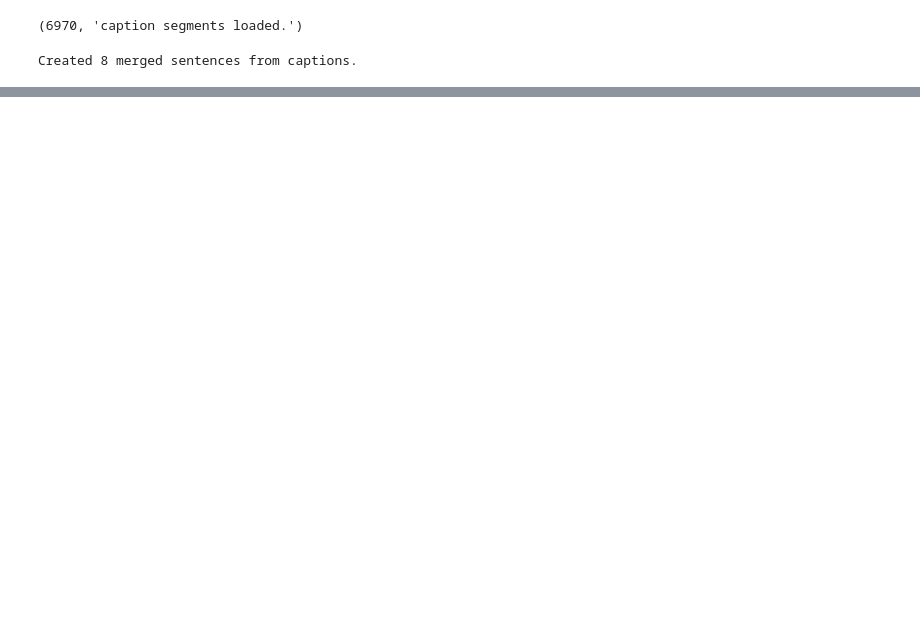
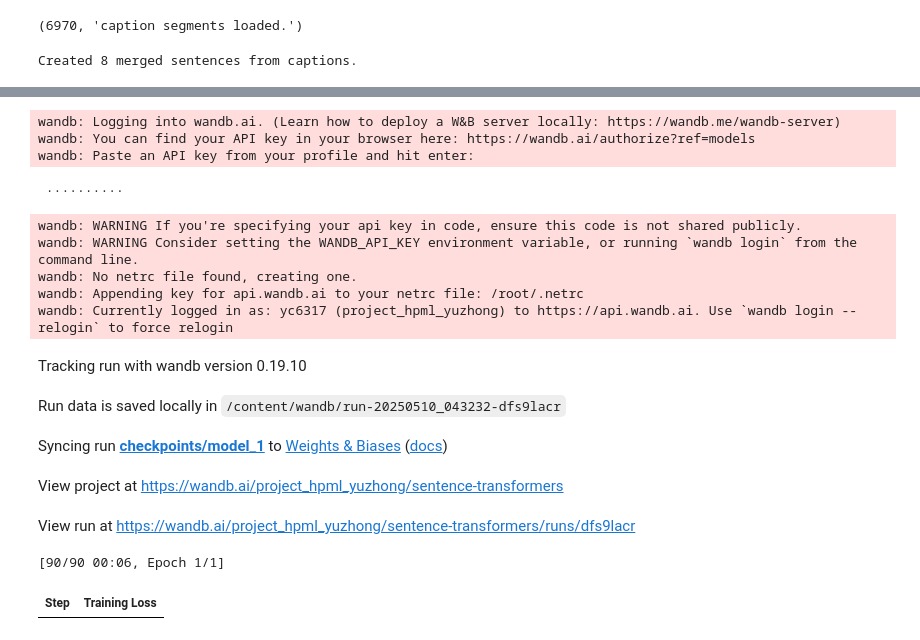
Before and after one commit to yuzhongchen/assignment, a Jupyter notebook: project/assignment-4.ipynb, the cells around one changed output, grey strips where cells are left out. Cells and saved outputs as stored; diff of their text form; code cells hidden in the pictures; blank space fills up the shorter version.

```diff
--- a/project/assignment-4.ipynb
+++ b/project/assignment-4.ipynb
@@ -103,13 +89,20 @@ print(f"Created {len(sentences)} merged sentences from captions.")
 # %% [output]
 Created 8 merged sentences from captions.
 # %%
-! pip install -U 'accelerate==0.21.0'
-! pip install -U transformers
+# !pip install accelerate>=0.21.0
+# !pip install -U transformers
+# !pip install peft==0.3.0
+# !pip install datasets
+# !pip install "sentence-transformers[train]"
+!pip install accelerate --upgrade
+!pip install peft --upgrade
+!pip install transformers --upgrade
 from itertools import groupby
-from sentence_transformers import SentenceTransformer, InputExample, losses
 from torch.utils.data import DataLoader
 import spacy
 import random
+# Import the datasets library and the Dataset class
+# !pip install --upgrade sentence-transformers datasets
 
 nlp = spacy.blank("en")
 nlp.add_pipe("sentencizer")
@@ -143,20 +136,24 @@ for vid, group in groupby(processed, key=lambda x: x['video_id']):
         s1, s2 = grp[i]['sentence'], grp[i+1]['sentence']
         if not s1 or not s2:
             continue
+        # import here, where InputExample is used
+        from sentence_transformers import InputExample
         train_examples.append(InputExample(texts=[s1, s2]))
 
 # 4. Shuffle, batch, and fine‐tune
 random.shuffle(train_examples)
 train_dataloader = DataLoader(train_examples, shuffle=True, batch_size=16)
 
+# import here, where SentenceTransformer is used
+from sentence_transformers import SentenceTransformer, losses
 model = SentenceTransformer('all-MiniLM-L6-v2')
 train_loss = losses.MultipleNegativesRankingLoss(model=model)
-# model.fit(
-#     train_objectives=[(train_dataloader, train_loss)],
-#     epochs=1,
-#     warmup_steps=100
-# )
+model.fit(
+    train_objectives=[(train_dataloader, train_loss)],
+    epochs=1,
+    warmup_steps=100
+)
 
-# # 5. Save your fine‐tuned model
-# model.save("fine_tuned_minilm")
+# 5. Save your fine‐tuned model
+model.save("fine_tuned_minilm")
 # %% [output]
@@ -180 +178,17 @@ Requirement already satisfied: certifi>=2017.4.17 in /Users/chenyuzhong/minicond
+wandb: Logging into wandb.ai. (Learn how to deploy a W&B server locally: https://wandb.me/wandb-server)
+wandb: You can find your API key in your browser here: https://wandb.ai/authorize?ref=models
+wandb: Paste an API key from your profile and hit enter:
+ ··········
+wandb: WARNING If you're specifying your api key in code, ensure this code is not shared publicly.
+wandb: WARNING Consider setting the WANDB_API_KEY environment variable, or running `wandb login` from the command line.
+wandb: No netrc file found, creating one.
+wandb: Appending key for api.wandb.ai to your netrc file: /root/.netrc
+wandb: Currently logged in as: yc6317 (project_hpml_yuzhong) to https://api.wandb.ai. Use `wandb login --relogin` to force relogin
+Tracking run with wandb version 0.19.10
+Run data is saved locally in /content/wandb/run-20250510_043232-dfs9lacr
+Syncing run checkpoints/model_1 to Weights & Biases (docs)
+View project at https://wandb.ai/project_hpml_yuzhong/sentence-transformers
+View run at https://wandb.ai/project_hpml_yuzhong/sentence-transformers/runs/dfs9lacr
+[90/90 00:06, Epoch 1/1]
+| Step | Training Loss |
 # %%
```
Also changed, not shown: parts of 8 cells of this notebook.
